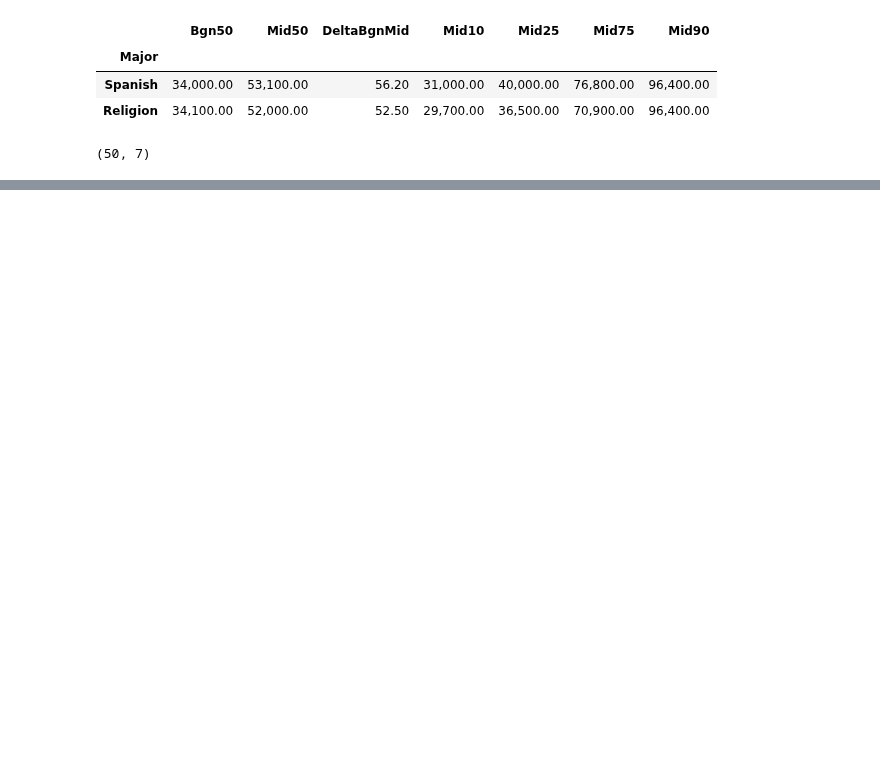
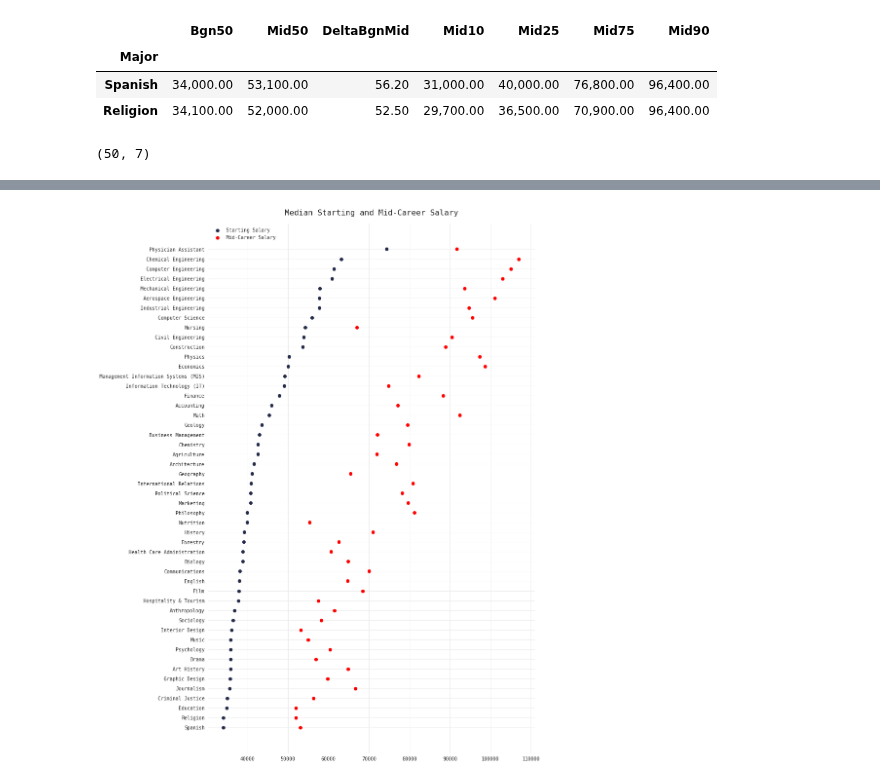
Before and after one commit to qu4ku/datasets-analysis, a Jupyter notebook: 002-collage-salaries.ipynb, the cells around one changed output, grey strips where cells are left out. Saved outputs shown, nothing was run; the diff lists cells and outputs as text; code cells hidden in the pictures; blank space fills up the shorter version.

```diff
--- a/002-collage-salaries.ipynb
+++ b/002-collage-salaries.ipynb
@@ -85,0 +107,15 @@ plt.title('Percentage change in salary between starting salary and Mid-Career on
+# %%
+plt.figure(figsize=(12, 20))
+plt.scatter(df['Bgn50'].values, range(df['Bgn50'].shape[0]), color=MC,
+           label='Starting Salary')
+plt.yticks(range(df['Bgn50'].shape[0]), df['Bgn50'].index);
+# plt.legend('Starting Salary')
+
+plt.scatter(df['Mid50'].values, range(df['Bgn50'].shape[0]), color='red',
+           label='Mid-Career Salary')
+plt.yticks(range(df['Mid50'].shape[0]), df['Mid50'].index);
+
+plt.legend(loc='upper left')
+plt.title('Median Starting and Mid-Career Salary', y=1.01);
+# %% [output]
+[figure, added]
```
Also changed, not shown: parts of 4 cells of this notebook.
